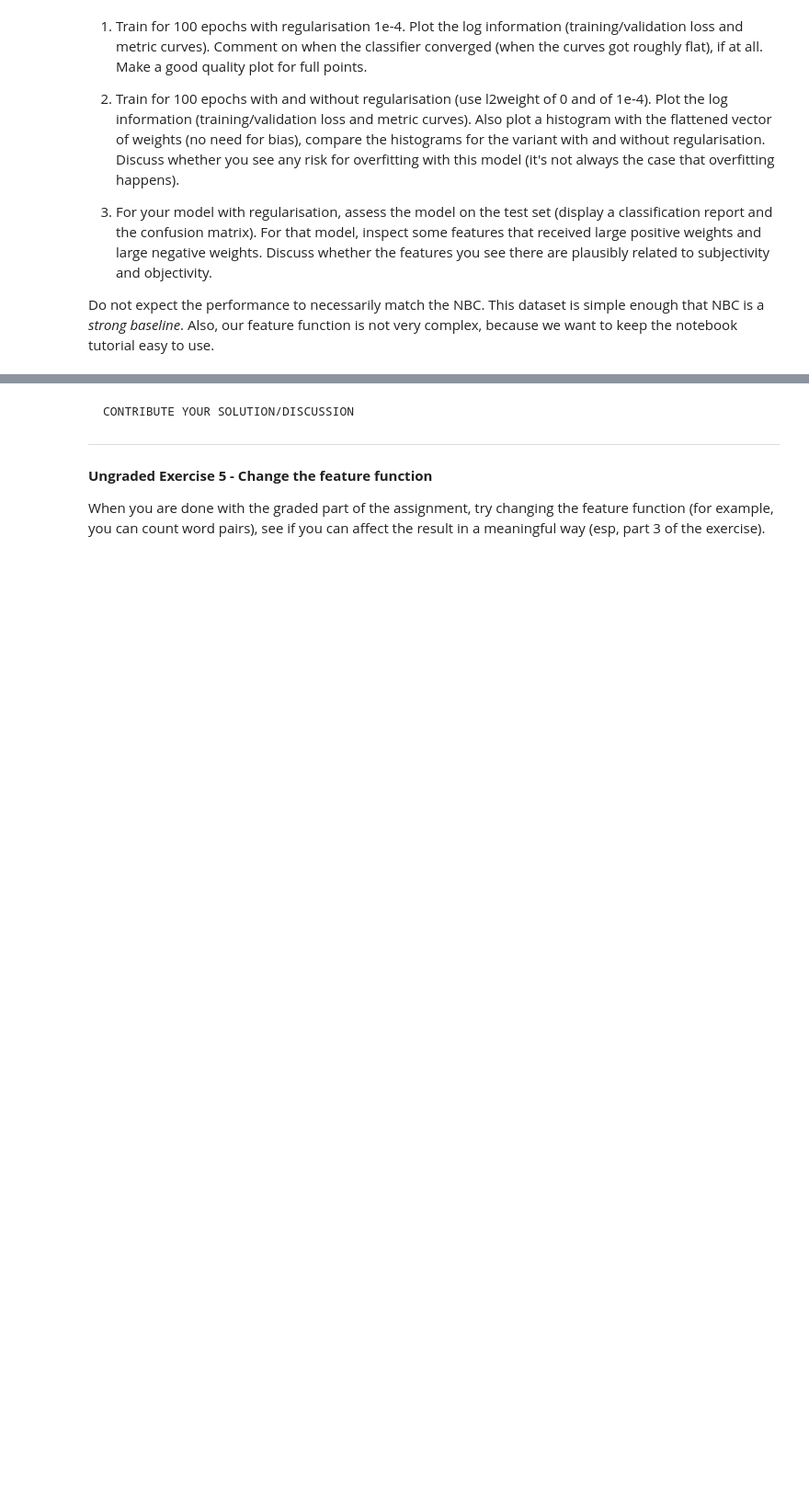
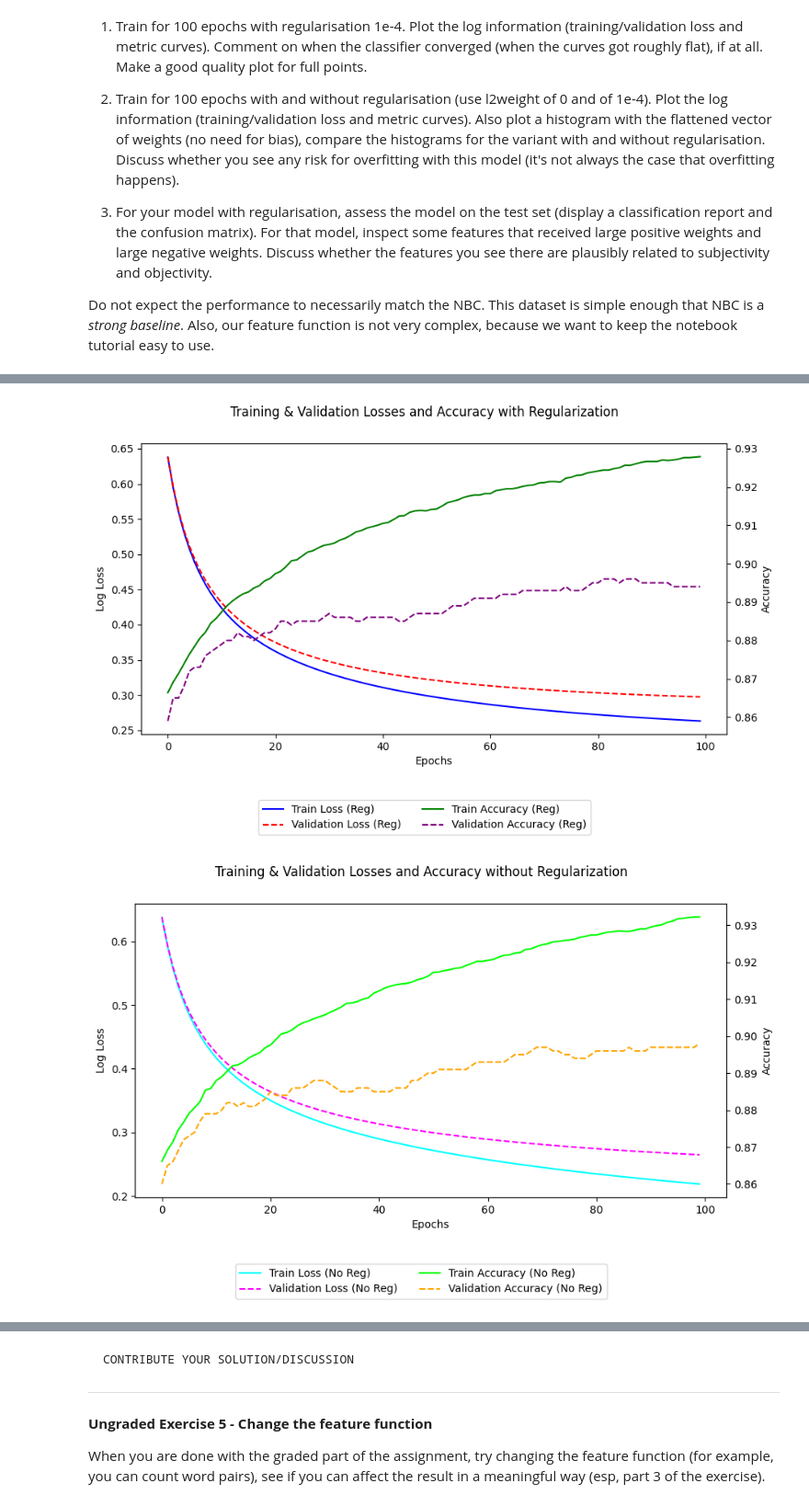
Before and after one commit to xsznr/NTMI, a Jupyter notebook: T3.ipynb, the cells around one changed output, grey strips where cells are left out. Shown at 92% size. Saved outputs shown, nothing was run; the diff lists cells and outputs as text; code cells hidden in the pictures; blank space fills up the shorter version.

Commit message:
Gemaakt met Colab - Graded 1 99.9% af, 2 aparte plots gemaakt, nog discussion voor 1, 2 en 3 schrijven, daarnaast kunnen de oranje comments weg

```diff
--- a/T3.ipynb
+++ b/T3.ipynb
@@ -1314,13 +1314,11 @@ def train_and_evaluate(alpha, epochs, label):
 
   return sgd, train_losses, val_losses, train_accuracies, val_accuracies
 
-epochs = 100
+sgd_regular, train_losses_regular, val_losses_regular, train_acc_regular, val_acc_regular = train_and_evaluate(alpha=1e-4, epochs=100, label="Regularization")
 
-sgd_regular, train_losses_regular, val_losses_regular, train_acc_regular, val_acc_regular = train_and_evaluate(alpha=1e-4, epochs=epochs, label="Regularization")
+sgd_no_reg, train_losses_no_reg, val_losses_no_reg, train_acc_no_reg, val_acc_no_reg = train_and_evaluate(alpha=0, epochs=100, label="No Regularization")
 
-sgd_no_reg, train_losses_no_reg, val_losses_no_reg, train_acc_no_reg, val_acc_no_reg = train_and_evaluate(alpha=0, epochs=epochs, label="No Regularization")
-
-
+'''
 fig, ax1 = plt.subplots(figsize=(10, 5))
 ax1.plot(train_losses_regular, label='Train Loss (Reg)', color='blue')
 ax1.plot(val_losses_regular, label='Validation Loss (Reg)', color='red', linestyle='dashed')
@@ -1340,7 +1338,50 @@ ax2.set_ylabel('Accuracy')
 ax2.legend(loc='lower right')
 
 plt.show()
+'''
 
+
+# 1. With regularization
+fig, ax1 = plt.subplots(figsize=(10, 5))
+ax2 = ax1.twinx()
+
+ax1.plot(train_losses_regular, label='Train Loss (Reg)', color='blue')
+ax1.plot(val_losses_regular, label='Validation Loss (Reg)', color='red', linestyle='dashed')
+ax2.plot(train_acc_regular, label='Train Accuracy (Reg)', color='green')
+ax2.plot(val_acc_regular, label='Validation Accuracy (Reg)', color='purple', linestyle='dashed')
+
+ax1.set_xlabel('Epochs')
+ax1.set_ylabel('Log Loss')
+ax2.set_ylabel('Accuracy')
+
+fig.legend(loc='upper center', bbox_to_anchor=(0.5, -0.05), ncol=2)
+fig.suptitle('Training & Validation Losses and Accuracy with Regularization')
+
+plt.show()
+
+
+
+# 2. No regularization
+fig, ax1 = plt.subplots(figsize=(10, 5))
+ax2 = ax1.twinx()
+
+ax1.plot(train_losses_no_reg, label='Train Loss (No Reg)', color='cyan')
+ax1.plot(val_losses_no_reg, label='Validation Loss (No Reg)', color='magenta', linestyle='dashed')
+ax2.plot(train_acc_no_reg, label='Train Accuracy (No Reg)', color='lime')
+ax2.plot(val_acc_no_reg, label='Validation Accuracy (No Reg)', color='orange', linestyle='dashed')
+
+ax1.set_xlabel('Epochs')
+ax1.set_ylabel('Log Loss')
+ax2.set_ylabel('Accuracy')
+
+fig.legend(loc='upper center', bbox_to_anchor=(0.5, -0.05), ncol=2)
+fig.suptitle('Training & Validation Losses and Accuracy without Regularization')
+
+plt.show()
+
+
+
+# 2. Histogram with regularization
 fig, (ax1, ax2) = plt.subplots(1, 2, figsize=(14, 5))
 
 ax1.hist(sgd_regular.coef_.flatten(), bins=30, color='blue', alpha=0.7)
@@ -1348,6 +1389,9 @@ ax1.set_title('Histogram of Weights with Regularization (alpha=1e-4)')
 ax1.set_xlabel('Weight')
 ax1.set_ylabel('Frequency')
 
+
+
+# 2. Histogram without regularization
 ax2.hist(sgd_no_reg.coef_.flatten(), bins=30, color='red', alpha=0.7)
 ax2.set_title('Histogram of Weights without Regularization (alpha=0)')
 ax2.set_xlabel('Weight')
@@ -1357,11 +1401,16 @@ plt.tight_layout()
 plt.show()
 
 
-test_preds = sgd_regular.predict(so_test_h_sparse)
 
-print(f"Classification Report: {classification_report(so_test_y, test_preds)}")
-print(f"Confusion Matrix: {ConfusionMatrixDisplay.from_predictions(so_test_y, test_preds)}")
+# 3. Classification report and Confusion matrix
+test_predictions = sgd_regular.predict(so_test_h_sparse)
 
+print(f"Classification Report: {classification_report(so_test_y, test_predictions)}")
+print(f"Confusion Matrix: {ConfusionMatrixDisplay.from_predictions(so_test_y, test_predictions)}")
+
+
+
+# 3. Feature inspection of regularization model
 feature_names = so_ff.named_steps['vect'].get_feature_names_out()
 weights = sgd_regular.coef_.flatten()
 sorted_indices = np.argsort(weights)
@@ -1376,4 +1425,12 @@ for feature in top_positive_weights:
 print("\nTop Negative Weights:")
 for feature in top_negative_weights:
     print(f"Feature: {feature_names[feature]}, Weight: {weights[feature]}")
+
+
+
+# Discussion of 1., 2. and 3.
+print("""Dicussion:
+
+1.
+""")
 # %% [output]
@@ -1389,0 +1457,2 @@ Epoch 90: Train Loss = 0.2378, Val Loss = 0.2840, Train Acc = 0.9414, Val Acc =
+[figure, added]
+[figure, added]
```
Also changed, not shown: parts of 9 cells of this notebook.
